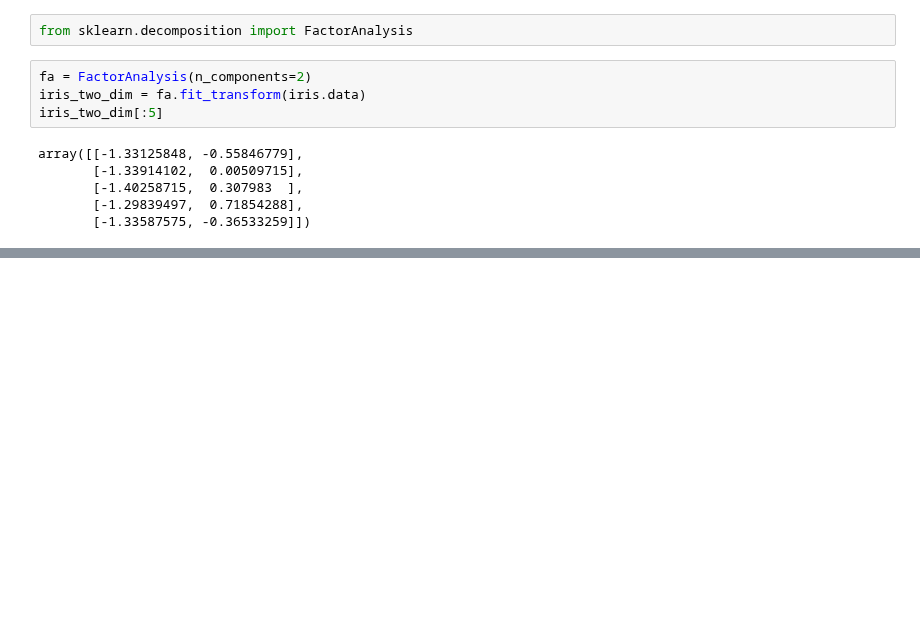
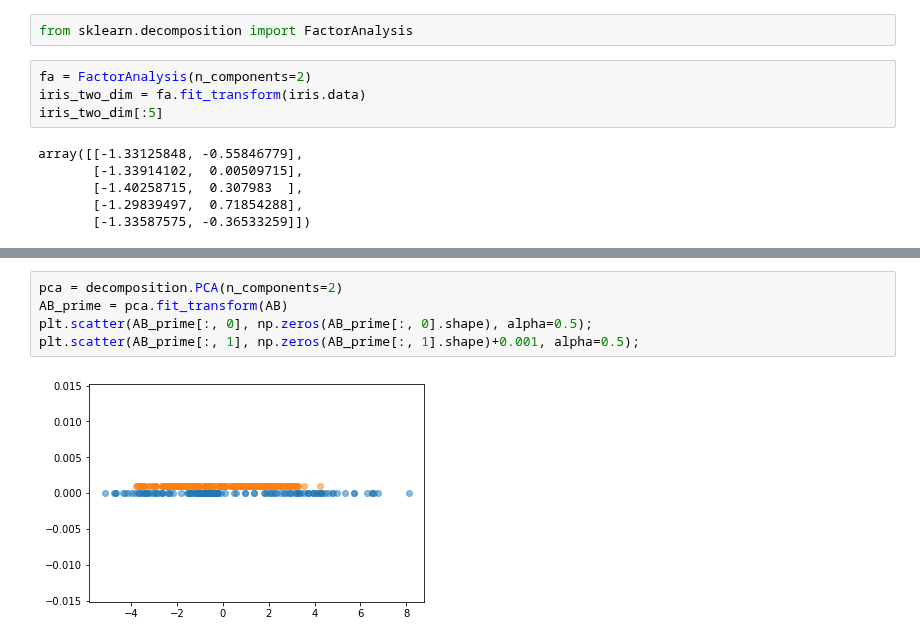
Before and after one commit to rvernagus/data-science-notebooks, a Jupyter notebook: scikit-learn/Preparing Data.ipynb, the cells around one changed output, grey strips where cells are left out. Drawn from its saved outputs; the diff is of its cells as text; blank space fills up the shorter version.

```diff
--- a/scikit-learn/Preparing Data.ipynb
+++ b/scikit-learn/Preparing Data.ipynb
@@ -422,0 +455,7 @@ array([[-1.33125848, -0.55846779],
+# %%
+pca = decomposition.PCA(n_components=2)
+AB_prime = pca.fit_transform(AB)
+plt.scatter(AB_prime[:, 0], np.zeros(AB_prime[:, 0].shape), alpha=0.5);
+plt.scatter(AB_prime[:, 1], np.zeros(AB_prime[:, 1].shape)+0.001, alpha=0.5);
+# %% [output]
+[figure, added]
```
Also changed, not shown: parts of 8 cells of this notebook.
